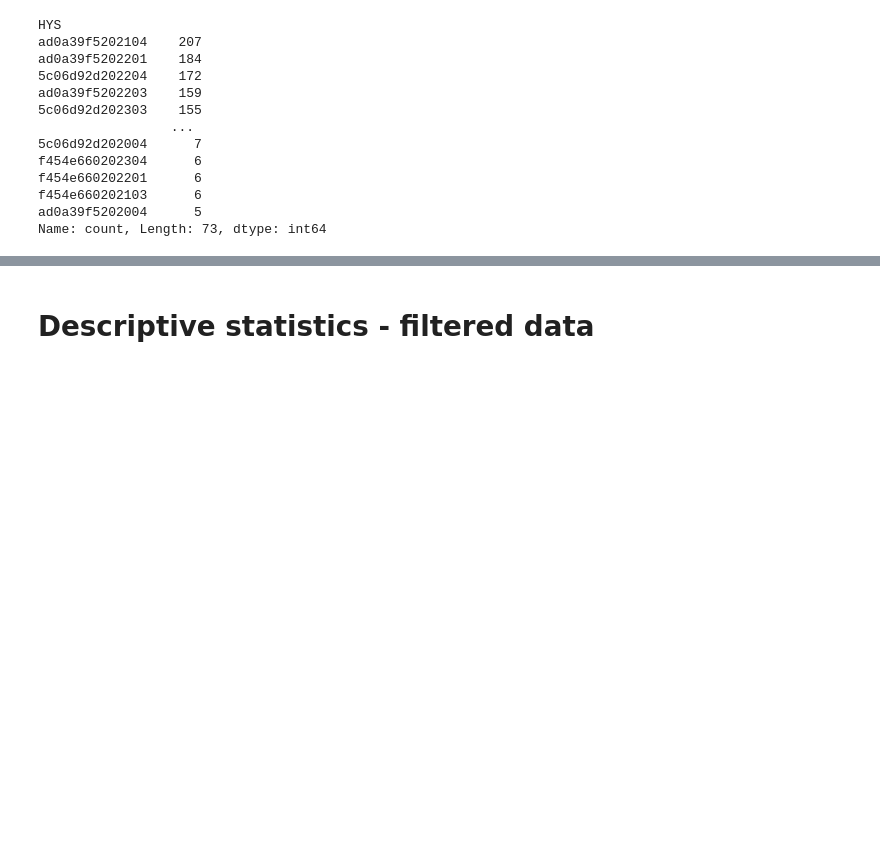
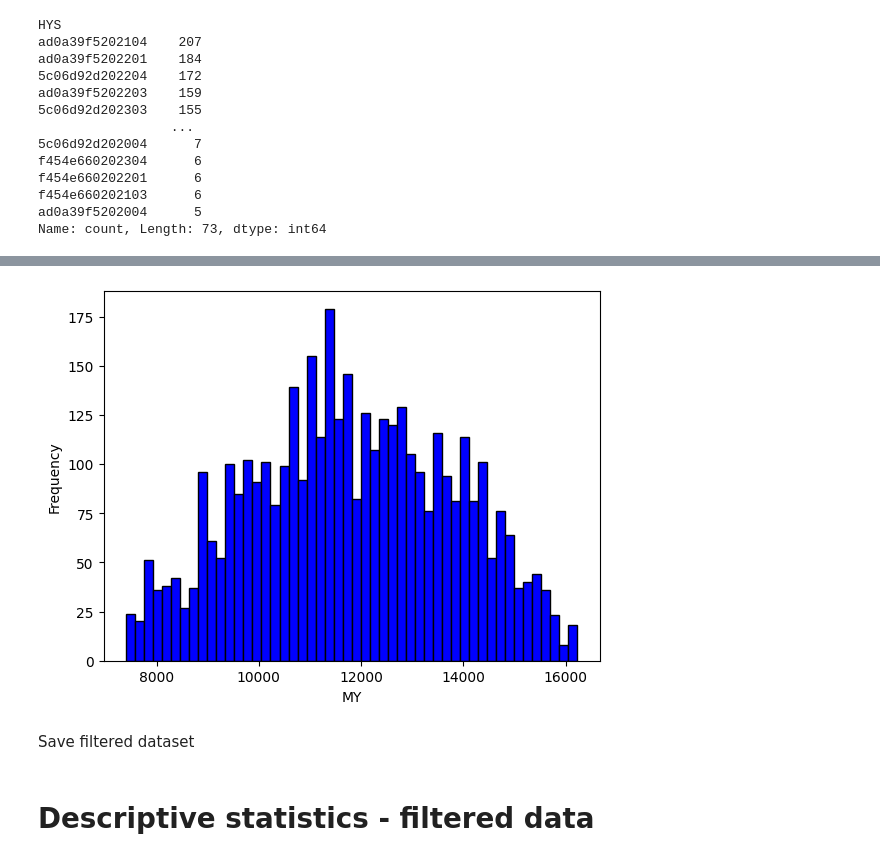
Before and after one commit to pgullstrand/Gigacow-tools, a Jupyter notebook: Projects/HeatStressEvaluation/DataPreprocessing/HS_fertility_FilteringDataframe.ipynb, the cells around one changed output, grey strips where cells are left out. Cells and saved outputs as stored; diff of their text form; code cells hidden in the pictures; blank space fills up the shorter version.

```diff
--- a/Projects/HeatStressEvaluation/DataPreprocessing/HS_fertility_FilteringDataframe.ipynb
+++ b/Projects/HeatStressEvaluation/DataPreprocessing/HS_fertility_FilteringDataframe.ipynb
@@ -1458,3 +1497,18 @@ Name: count, Length: 73, dtype: int64
+# %%
+# µ: 11,825. SD: 2215 => Thresholds: 7,395 - 16,255
+MY_min = 7395
+MY_max = 16255
+
+df6.loc[(df6["Milk_Kg"] < MY_min) | (df6["Milk_Kg"] > MY_max), "Milk_Kg"] = np.nan
+# %%
+plt.hist(df6['Milk_Kg'], bins=50, color='blue', edgecolor='black')
+plt.xlabel('MY')
+plt.ylabel('Frequency')
+plt.show()
+# %% [output]
+[figure, added]
+# %% [markdown]
+Save filtered dataset
 # %%
 # Save filtered data
 df6.to_csv("../Data/fertilityDF_W_MY_filtered.csv", index=False)
```
Also changed, not shown: parts of 3 cells of this notebook.
